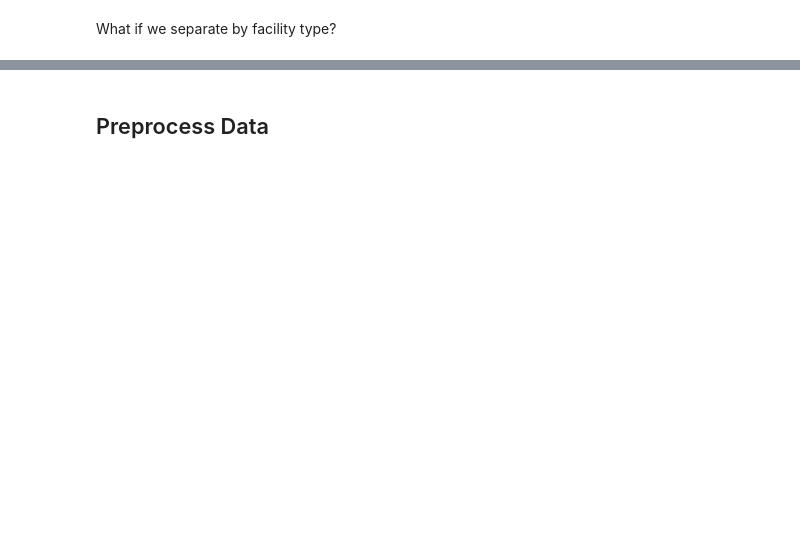
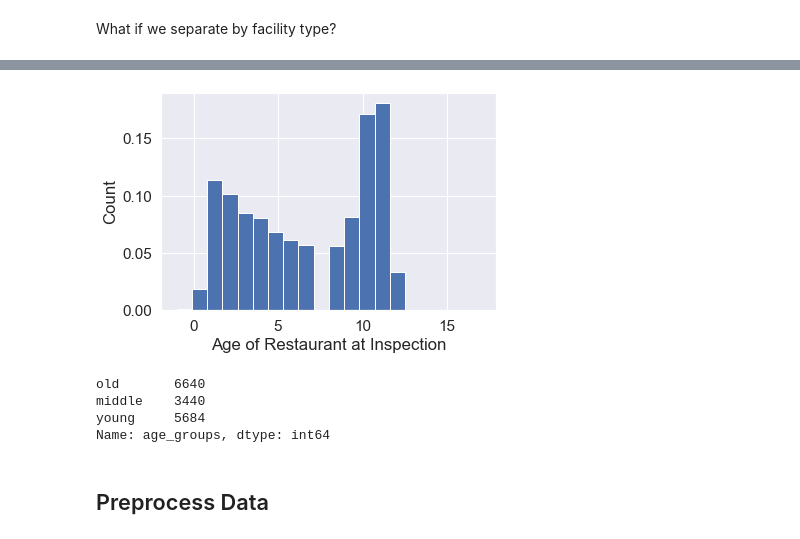
Before and after one commit to ElizabethBreen/CSS_Project3_Team2, a Jupyter notebook: Project 3 Students.ipynb, the cells around one changed output, grey strips where cells are left out. Cells and saved outputs as stored; diff of their text form; code cells hidden in the pictures; blank space fills up the shorter version.

```diff
--- a/Project 3 Students.ipynb
+++ b/Project 3 Students.ipynb
@@ -127,3 +131,35 @@ plt.show()
+# %%
+# Is there a trend in age of restaurant vs # of failures?
+
+age = round(chicago_inspections_2011_to_2013['ageAtInspection'])
+
+chicago_inspections_2011_to_2013['age'] = age
+
+
+x = chicago_inspections_2011_to_2013['age']
+plt.hist(x, density=True, bins=20)  # `density=False` would make counts
+plt.ylabel('Count')
+plt.xlabel('Age of Restaurant at Inspection');
+# %% [output]
+[figure, added]
+# %%
+# recode into 3 age bins, new, mid, old
+
+def age_groups(series):
+    if series < 5:
+        return "young"
+    elif 5 <= series < 9:
+        return "middle"
+    elif 9 <= series:
+        return "old"
+
+chicago_inspections_2011_to_2013['age_groups'] = chicago_inspections_2011_to_2013['age'].apply(age_groups)
+chicago_inspections_2011_to_2013['age_groups'].value_counts(sort=False)
+# %% [output]
+old       6640
+middle    3440
+young     5684
+Name: age_groups, dtype: int64
 # %% [markdown]
 ## Preprocess Data
 # %%
```
Also changed, not shown: parts of 15 cells of this notebook.
